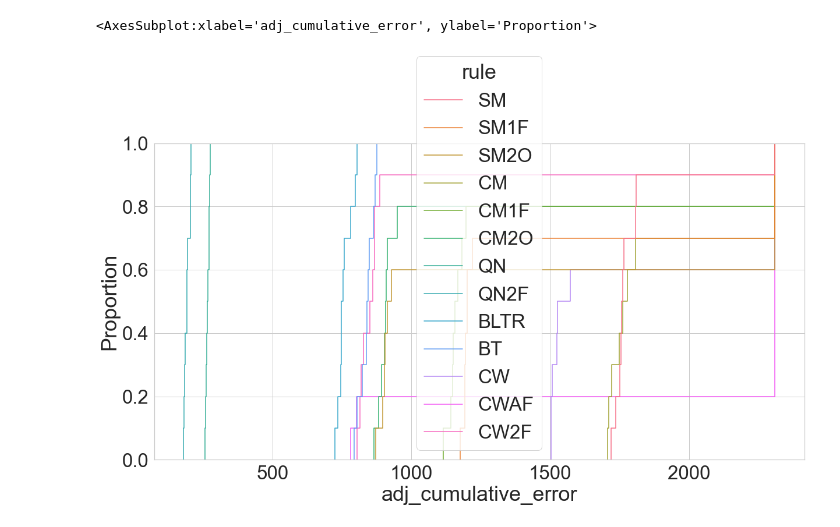
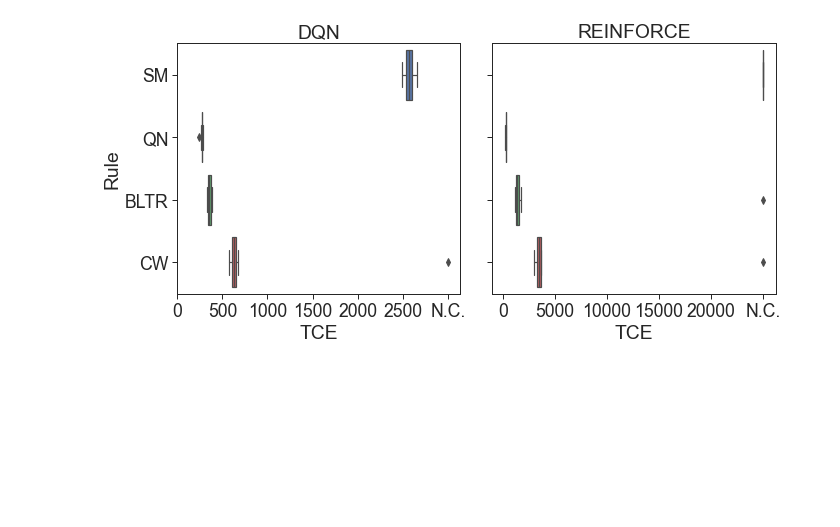
Before and after one commit to epulick/gohr, a Jupyter notebook: misc/neurips_ml_processing.ipynb, the cells around one changed output. Saved outputs shown, nothing was run; the diff lists cells and outputs as text; code cells hidden in the pictures; blank space fills up the shorter version.

```diff
--- a/misc/neurips_ml_processing.ipynb
+++ b/misc/neurips_ml_processing.ipynb
@@ -272,6 +307,0 @@ final_nonan = final_df.copy().fillna(max_val+500)
-# %%
-sns.set(font_scale=3)
-sns.set_style("whitegrid")
-
-fig=plt.figure(constrained_layout=False,figsize=(20,10))
-sns.boxplot(data=final_nonan,x='adj_cumulative_error',y='rule',order=chosen_rules)
@@ -281,9 +308,39 @@ sns.boxplot(data=final_nonan,x='adj_cumulative_error',y='rule',order=chosen_rule
-# %%
-sns.set(font_scale=3)
-sns.set_style("whitegrid")
-
-fig=plt.figure(constrained_layout=False,figsize=(20,10))
-sns.ecdfplot(data=final_nonan,x='adj_cumulative_error',hue='rule',hue_order=chosen_rules)
-# %% [output]
-<AxesSubplot:xlabel='adj_cumulative_error', ylabel='Proportion'>
-[figure, removed]
+# %%
+# Final results plotting
+sns.set(font_scale=2)
+sns.set_style('ticks')
+sns.set_context('paper',font_scale=2)
+chosen_rules = [rule for rule in base_rules if rule not in ['CM','CM1F','CM2O']]
+final_df = terminal_results_df.copy()
+max_val_reinforce = final_df.query("learner=='REINFORCE'").adj_cumulative_error.max()
+max_val_dqn = final_df.query("learner=='DQN'").adj_cumulative_error.max()
+
+fig, (ax1,ax2) = plt.subplots(figsize=(10,5),ncols=2,sharey=True)
+
+step = 500
+tick_max = int((np.ceil(max_val_dqn/step)+1)*step)
+ticks = [*range(0,tick_max,step)]
+str_ticks = [str(i) for i in ticks]
+str_ticks[-1]='N.C.'
+sns.boxplot(ax=ax1,data=final_df.query("learner=='DQN'").fillna(ticks[-1]),x='adj_cumulative_error',y='rule',order=chosen_rules)
+ax1.set_xticks(ticks)
+ax1.set_xticklabels(str_ticks)
+ax1.set_xlabel("TCE")
+ax1.set_ylabel("Rule")
+ax1.set_title("DQN")
+
+step=5000
+tick_max = int((np.ceil(max_val_reinforce/step)+1)*step)
+ticks = [*range(0,tick_max,step)]
+str_ticks = [str(i) for i in ticks]
+str_ticks[-1]='N.C.'
+sns.boxplot(ax=ax2,data=final_df.query("learner=='REINFORCE'").fillna(ticks[-1]),x='adj_cumulative_error',y='rule',order=chosen_rules)
+ax2.set_xticks(ticks)
+ax2.set_xticklabels(str_ticks)
+ax2.set_xlabel("TCE")
+ax2.set_ylabel("")
+ax2.set_title("REINFORCE")
+fig.tight_layout()
+plt.savefig(plot_dir+"rl_base_rules.pdf",bbox_inches='tight',facecolor='w')
+# %% [output]
+[figure, added]
```
Also changed, not shown: parts of 15 cells of this notebook, 1 other file.
